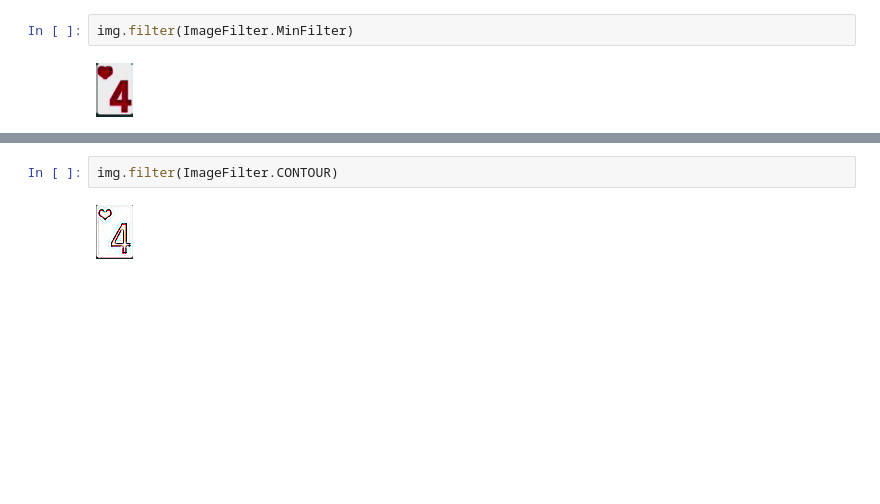
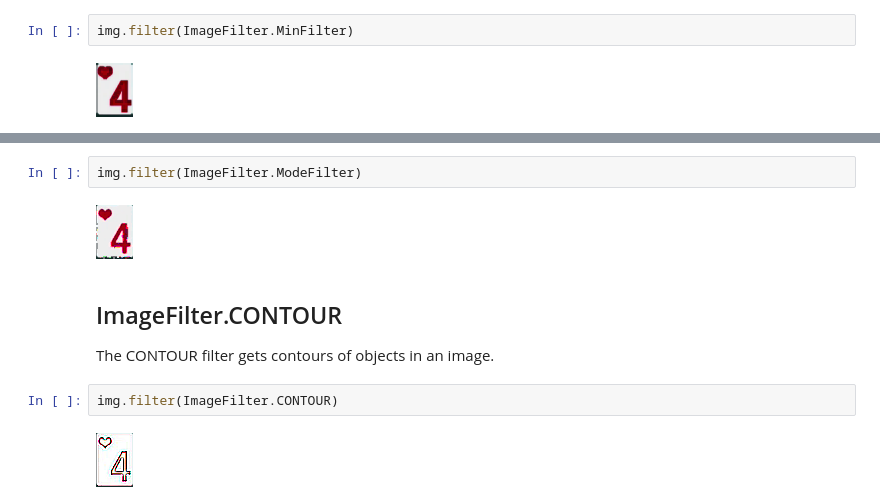
Before and after one commit to legendu-net/blog, a Jupyter notebook: misc/content/python-pillow-ImageFilter.ipynb, the cells around one changed output, grey strips where cells are left out. Cells and saved outputs as stored; diff of their text form; blank space fills up the shorter version.

```diff
--- a/misc/content/python-pillow-ImageFilter.ipynb
+++ b/misc/content/python-pillow-ImageFilter.ipynb
@@ -42,3 +59,11 @@ img.filter(ImageFilter.MinFilter)
+# %%
+img.filter(ImageFilter.ModeFilter)
+# %% [output]
+[figure, added]
+# %% [markdown]
+## ImageFilter.CONTOUR
+
+The CONTOUR filter gets contours of objects in an image.
 # %%
 img.filter(ImageFilter.CONTOUR)
 # %% [output]
```
Also changed, not shown: parts of 7 cells of this notebook, 6 other files.
